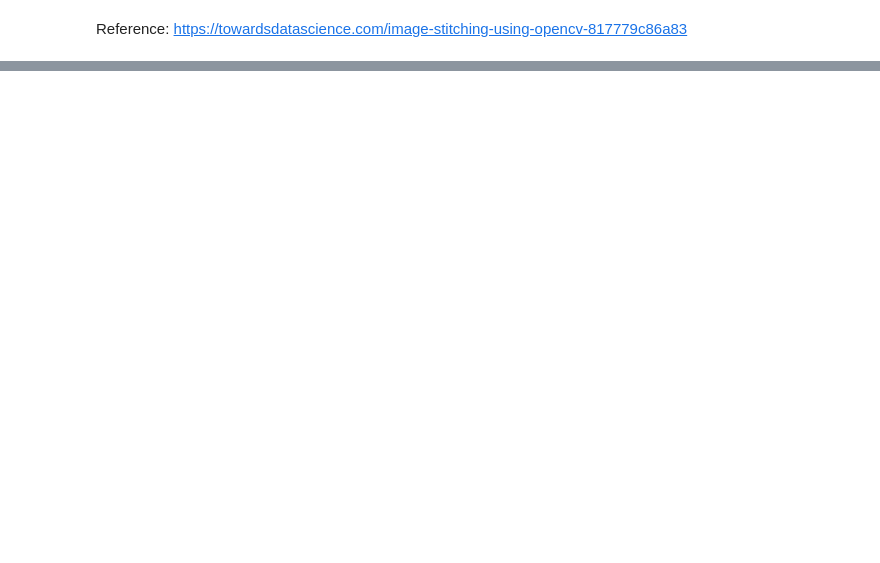
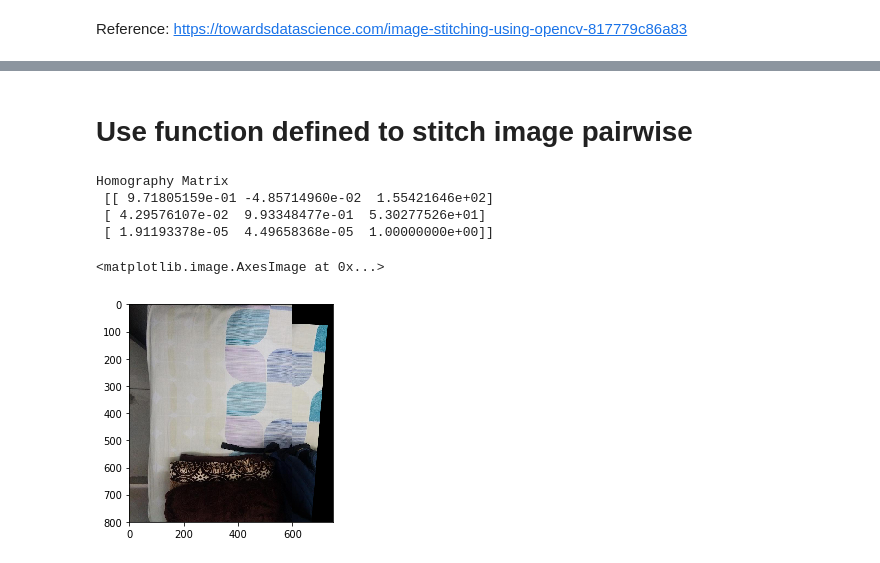
Before and after one commit to sahilbansal17/Computer-Vision-Lab, a Jupyter notebook: 4-Homography/Assignment_4.ipynb, the cells around one changed output, grey strips where cells are left out. Saved outputs shown, nothing was run; the diff lists cells and outputs as text; code cells hidden in the pictures; blank space fills up the shorter version.

```diff
--- a/4-Homography/Assignment_4.ipynb
+++ b/4-Homography/Assignment_4.ipynb
@@ -68,0 +184,12 @@ Reference: https://towardsdatascience.com/image-stitching-using-opencv-817779c86
+# %% [markdown]
+# Use function defined to stitch image pairwise
+# %%
+img_12 = stitch(1, 2, 1.5)
+plt.imshow(img_12)
+# %% [output]
+Homography Matrix
+ [[ 9.71805159e-01 -4.85714960e-02  1.55421646e+02]
+ [ 4.29576107e-02  9.93348477e-01  5.30277526e+01]
+ [ 1.91193378e-05  4.49658368e-05  1.00000000e+00]]
+<matplotlib.image.AxesImage at 0x...>
+[figure, added]
```
Also changed, not shown: parts of 25 cells of this notebook, 5 other files.
